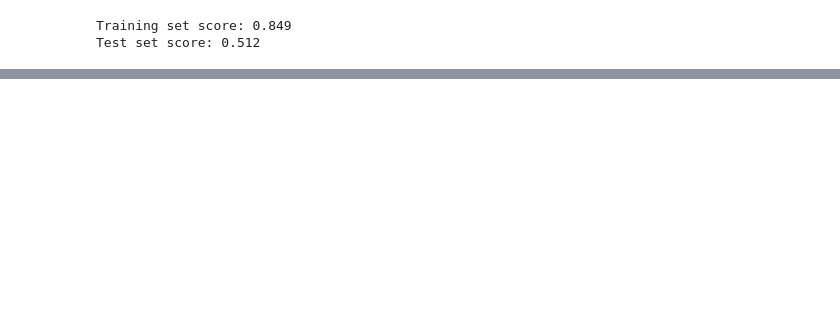
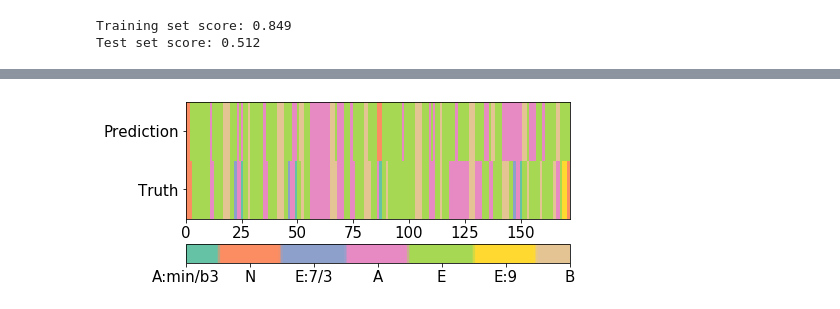
Before and after one commit to tristanlmiller/auto-guitar-tabs, a Jupyter notebook: initial_exploration/First model.ipynb, the cells around one changed output, grey strips where cells are left out. Cells and saved outputs as stored; diff of their text form; code cells hidden in the pictures; blank space fills up the shorter version.

```diff
--- a/initial_exploration/First model.ipynb
+++ b/initial_exploration/First model.ipynb
@@ -297,0 +310,21 @@ plt.savefig('images/first_cmat.png')
+# %%
+def truncate_colormap(cmap, minval=0.0, maxval=1.0, n=100):
+    new_cmap = matplotlib.colors.LinearSegmentedColormap.from_list(
+        'trunc({n},{a:.2f},{b:.2f})'.format(n=cmap.name, a=minval, b=maxval),
+        cmap(np.linspace(minval, maxval, n)))
+    return new_cmap
+
+cmap = plt.get_cmap('Set2')
+new_cmap = truncate_colormap(cmap, .0625, .8125)
+
+plt.figure(figsize=(7,3))
+plt.pcolor(compare_i,cmap=new_cmap)
+plt.yticks(ticks=[0.5,1.5],labels=['Truth','Prediction'])
+plt.xlabel('Time (s)')
+plt.rc('font', size=15)
+cbar = plt.colorbar(orientation='horizontal')
+cbar.ax.set_xticklabels(chord_set)
+plt.tight_layout()
+plt.savefig('images/first_comparison.png')
+# %% [output]
+[figure, added]
```
Also changed, not shown: parts of 14 cells of this notebook, 6 other files.
